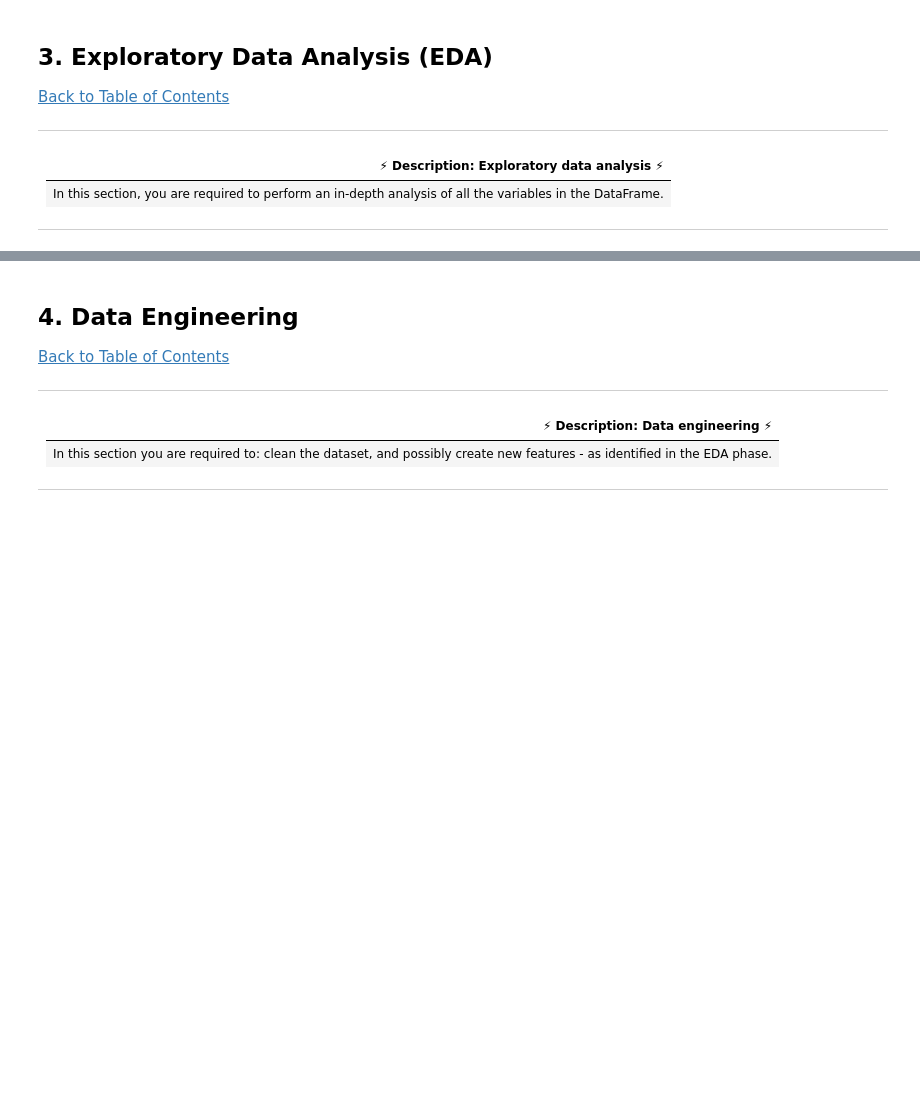
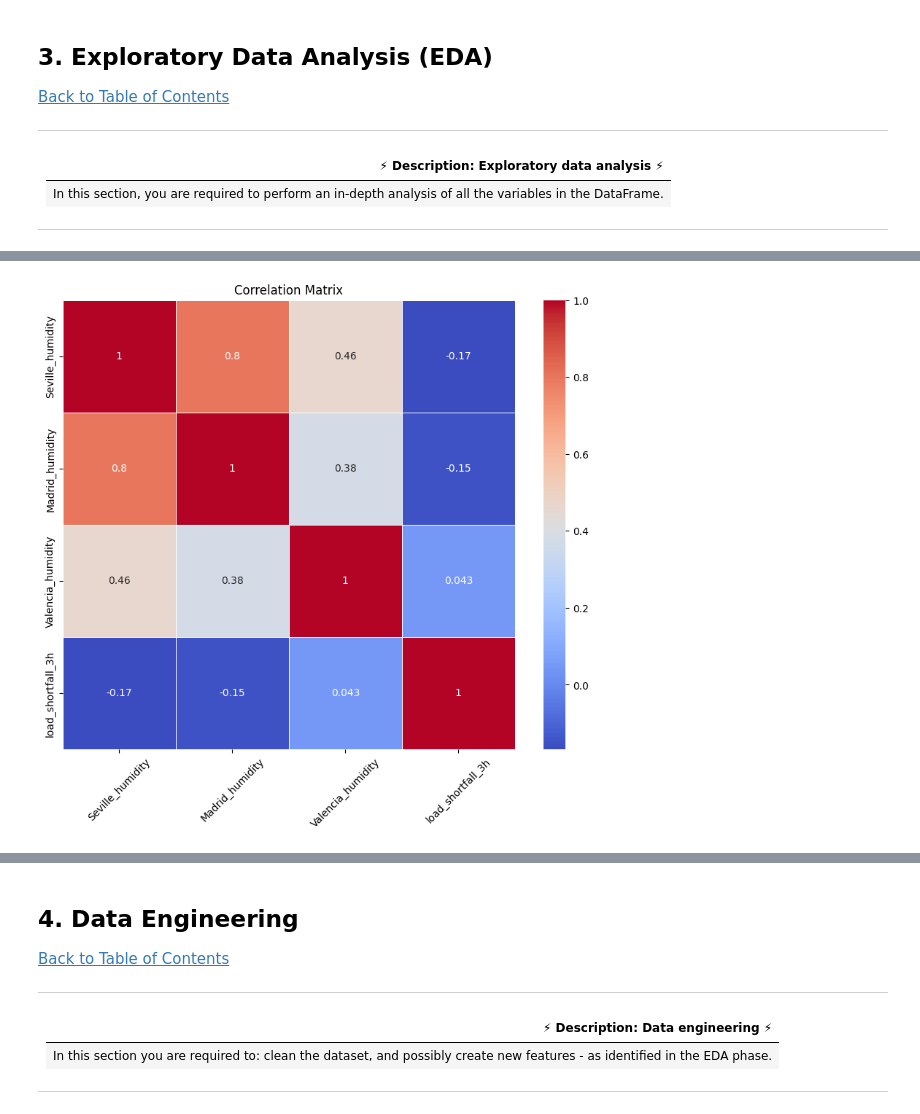
Before and after one commit to 1272371/load-shortfall-regression-predict-api, a Jupyter notebook: predict/starter-notebook.ipynb, the cells around one changed output, grey strips where cells are left out. Cells and saved outputs as stored; diff of their text form; code cells hidden in the pictures; blank space fills up the shorter version.

```diff
--- a/predict/starter-notebook.ipynb
+++ b/predict/starter-notebook.ipynb
@@ -269,0 +210,11 @@ plt.show()
+# %%
+# Evaluate correlation
+corr = df[humidity].corr()
+# Plot correlation matrix
+plt.figure(figsize=(10, 8))
+sns.heatmap(corr, annot=True, cmap='coolwarm', linewidths=0.5)
+plt.title('Correlation Matrix')
+plt.xticks(rotation=45)  # Rotate x-axis labels
+plt.show()
+# %% [output]
+[figure, added]
```
Also changed, not shown: parts of 41 cells of this notebook.
